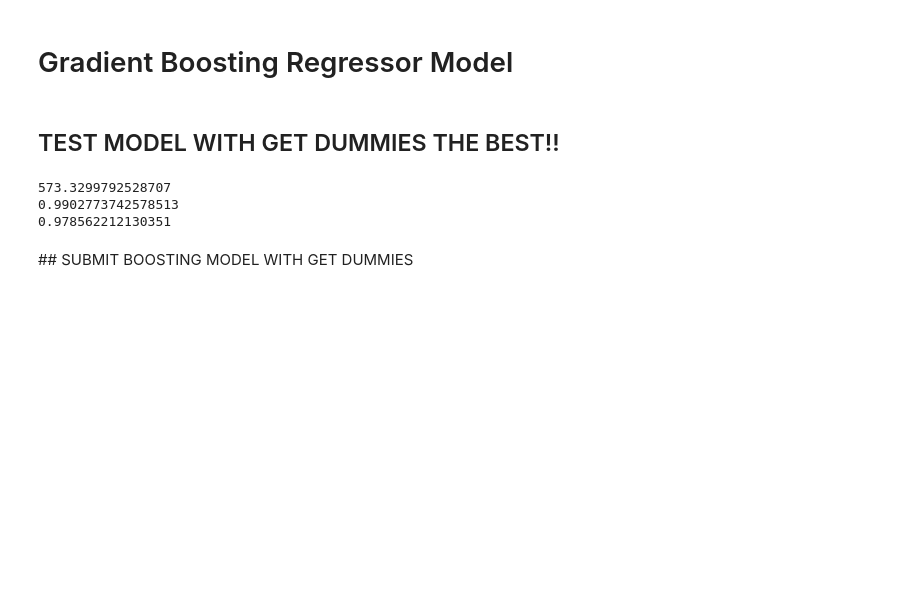
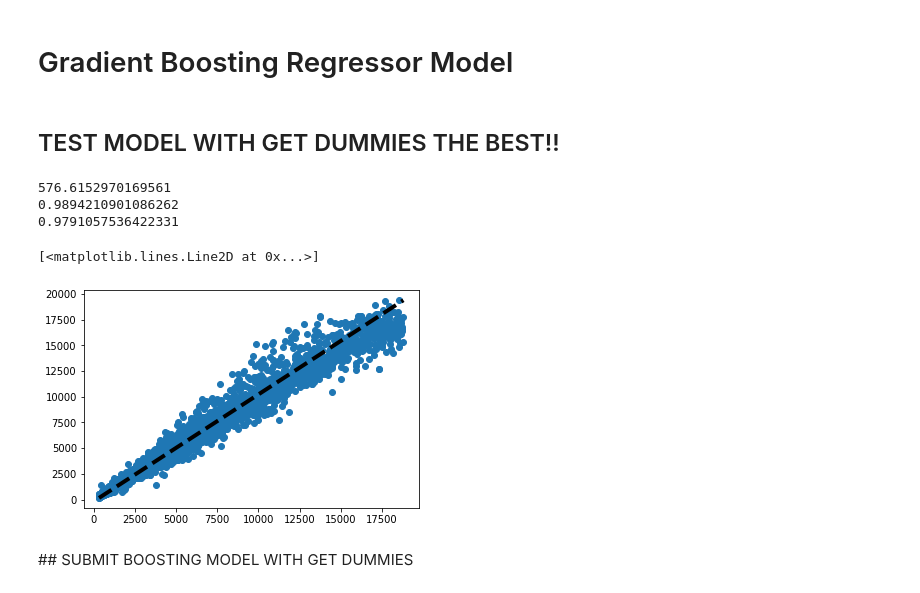
Before and after one commit to Nereland/diamonds-competition, a Jupyter notebook: Selected_Models.ipynb, the cells around one changed output. Cells and saved outputs as stored; diff of their text form; code cells hidden in the pictures; blank space fills up the shorter version.

```diff
--- a/Selected_Models.ipynb
+++ b/Selected_Models.ipynb
@@ -44,7 +43,7 @@ Index(['carat', 'depth', 'table', 'x', 'y', 'z', 'price', 'cut_Fair',
        'clarity_VS2', 'clarity_VVS1', 'clarity_VVS2'],
       dtype='object')
 # %%
-Xd =gdum[['carat', 'depth', 'table','x', 'y', 'z', 'cut_Fair', 'cut_Good', 'cut_Ideal',
+Xd =gdum[['carat', 'table','x', 'y', 'z', 'cut_Fair', 'cut_Good', 'cut_Ideal',
        'cut_Premium', 'cut_Very Good', 'color_D', 'color_E', 'color_F',
        'color_G', 'color_H', 'color_I', 'color_J', 'clarity_I1', 'clarity_IF',
        'clarity_SI1', 'clarity_SI2', 'clarity_VS1', 'clarity_VS2',
@@ -96,7 +95,7 @@ predKN.to_csv("outputs/KN_norm&7vparamLun.csv")
 # %% [markdown]
 ### To test the model dum: descartado
 # %%
-regrd = RandomForestRegressor(n_estimators = 500, max_depth=2)
+regrd = RandomForestRegressor(max_depth=20, n_estimators=900)
 regrd.fit(X_traind, y_traind)
 y_predRFd = regrd.predict(X_testd)
 # %%
@@ -137,7 +121,7 @@ predrfr.index.names = ['id']
 # %% [markdown]
 ## TEST MODEL WITH GET DUMMIES THE BEST!!
 # %%
-regd = GradientBoostingRegressor(n_estimators = 870, min_samples_split = 3, learning_rate = 0.3)
+regd = GradientBoostingRegressor(n_estimators = 700, min_samples_split = 3, learning_rate = 0.3, )
 regd.fit(X_traind, y_traind)
 GBRd = regd.predict(X_testd)
 # %%
@@ -147,9 +131,15 @@ print(train_score)
 test_score = regd.score(X_testd, y_testd)
 print(test_score)
 # %% [output]
-573.3299792528707
-0.9902773742578513
-0.978562212130351
+576.6152970169561
+0.9894210901086262
+0.9791057536422331
+# %%
+plt.pyplot.scatter(y_testd,GBRd)
+plt.pyplot.plot([y_testd.min(), y_testd.max()], [GBRd.min(), GBRd.max()], 'k--', lw=4)
+# %% [output]
+[<matplotlib.lines.Line2D at 0x...>]
+[figure, added]
 # %% [markdown]
 ## SUBMIT BOOSTING MODEL WITH GET DUMMIES
 # %%
```
Also changed, not shown: parts of 10 cells of this notebook, 3 other files.
